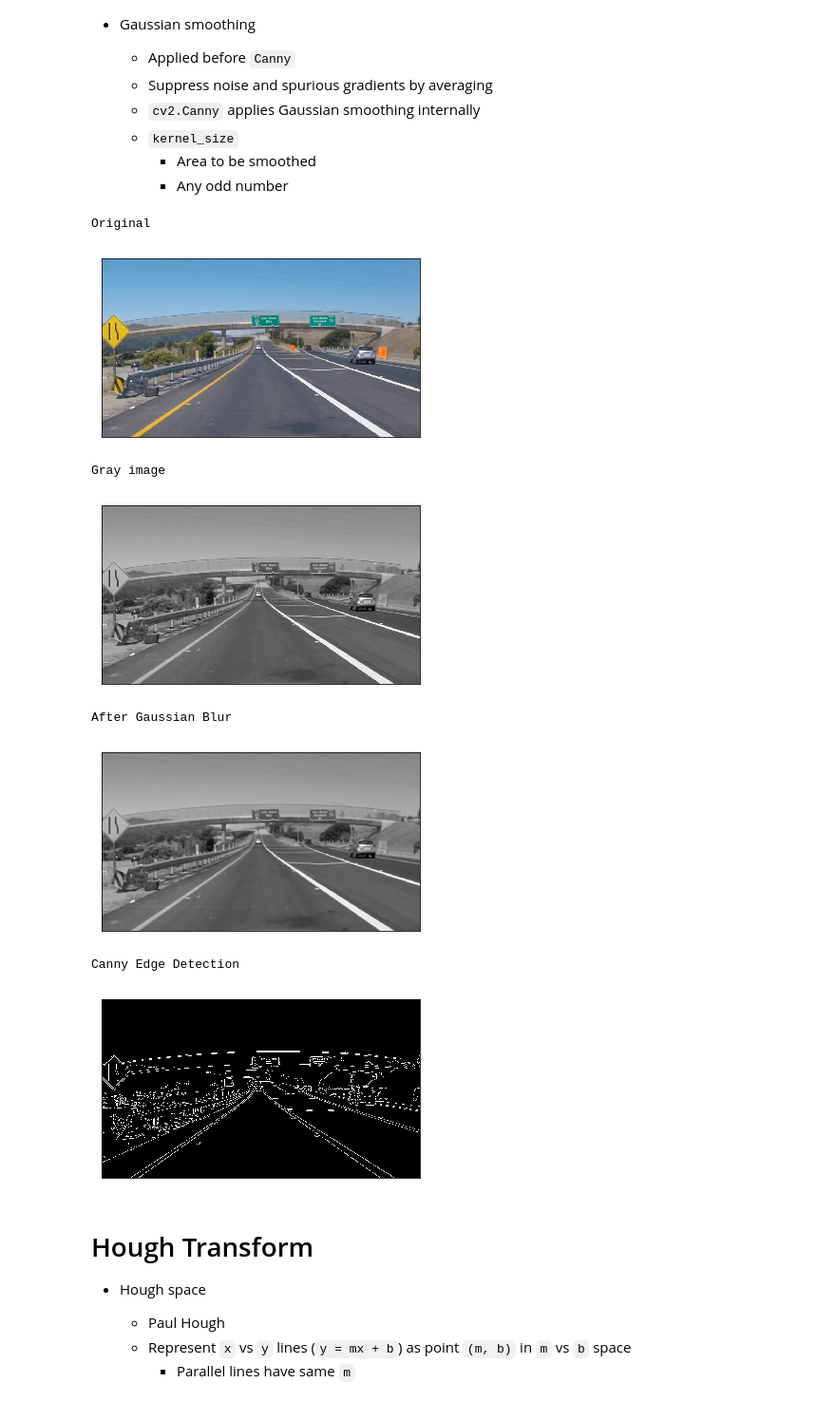
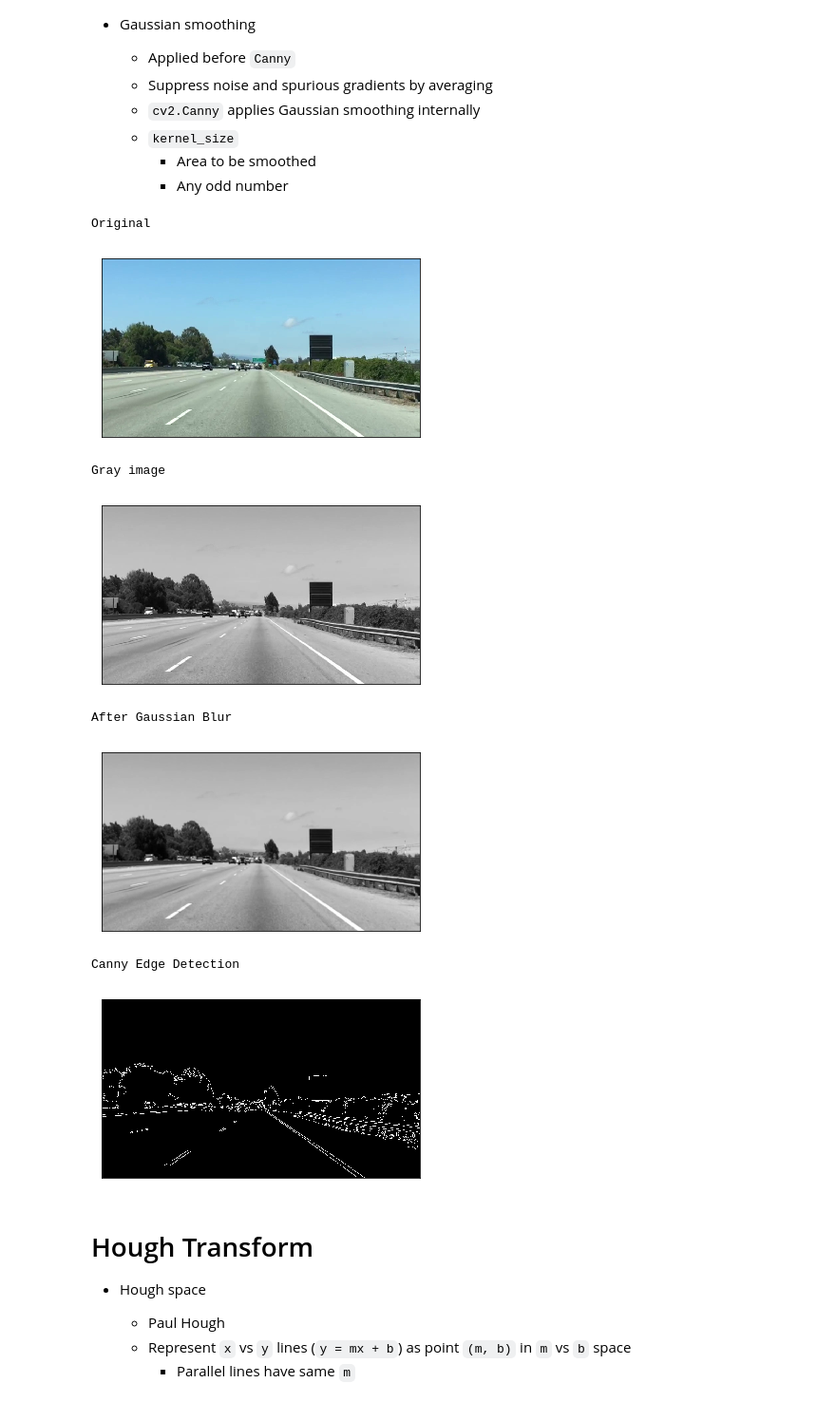
Before and after one commit to tuliren/sdc-nd, a Jupyter notebook: 01-lane-line-detection/canny_edge_detection.ipynb, the cells around one changed output. Shown at 95% size. Drawn from its saved outputs; the diff is of its cells as text; code cells hidden in the pictures.

```diff
--- a/01-lane-line-detection/canny_edge_detection.ipynb
+++ b/01-lane-line-detection/canny_edge_detection.ipynb
@@ -47,7 +48,7 @@ if module_path not in sys.path:
 import image_helper
 # %%
 # Read in the image
-image = mpimg.imread('input/exit-ramp.jpg')
+image = mpimg.imread('input/test.jpg')
 print('Original')
 plt.imshow(image)
 image_helper.show()
@@ -55,40 +56,40 @@ image_helper.show()
 # Convert to grayscale
 gray = cv2.cvtColor(image, cv2.COLOR_RGB2GRAY)
 print('Gray image')
 plt.imshow(gray, cmap='gray')
 image_helper.save('output/canny-edge-gray.png')
 image_helper.show()
 
 # Define a kernel size for Gaussian smoothing / blurring
 # Note: this step is optional as cv2.Canny() applies a 5x5 Gaussian internally
 kernel_size = 5
 blur_gray = cv2.GaussianBlur(gray, (kernel_size, kernel_size), 0)
 
 print('After Gaussian Blur')
 plt.imshow(blur_gray, cmap='gray')
 image_helper.save('output/canny-edge-gaussian-blur.png')
 image_helper.show()
 
 # Define parameters for Canny and run it
 # NOTE: if you try running this code you might want to change these!
 low_threshold = 50
 high_threshold = 150
 edges = cv2.Canny(blur_gray, low_threshold, high_threshold)
 
 # Display the image
 print('Canny Edge Detection')
 plt.imshow(edges, cmap='Greys_r')
 image_helper.save('output/canny-edge-canny.png')
 image_helper.show()
 # %% [output]
 Original
-[figure, old version]
+[figure, new version]
 Gray image
-[figure, old version]
+[figure, new version]
 After Gaussian Blur
-[figure, old version]
+[figure, new version]
 Canny Edge Detection
-[figure, old version]
+[figure, new version]
 # %% [markdown]
 # Hough Transform
 - Hough space
```
Also changed, not shown: parts of 2 cells of this notebook, 5 other files.
